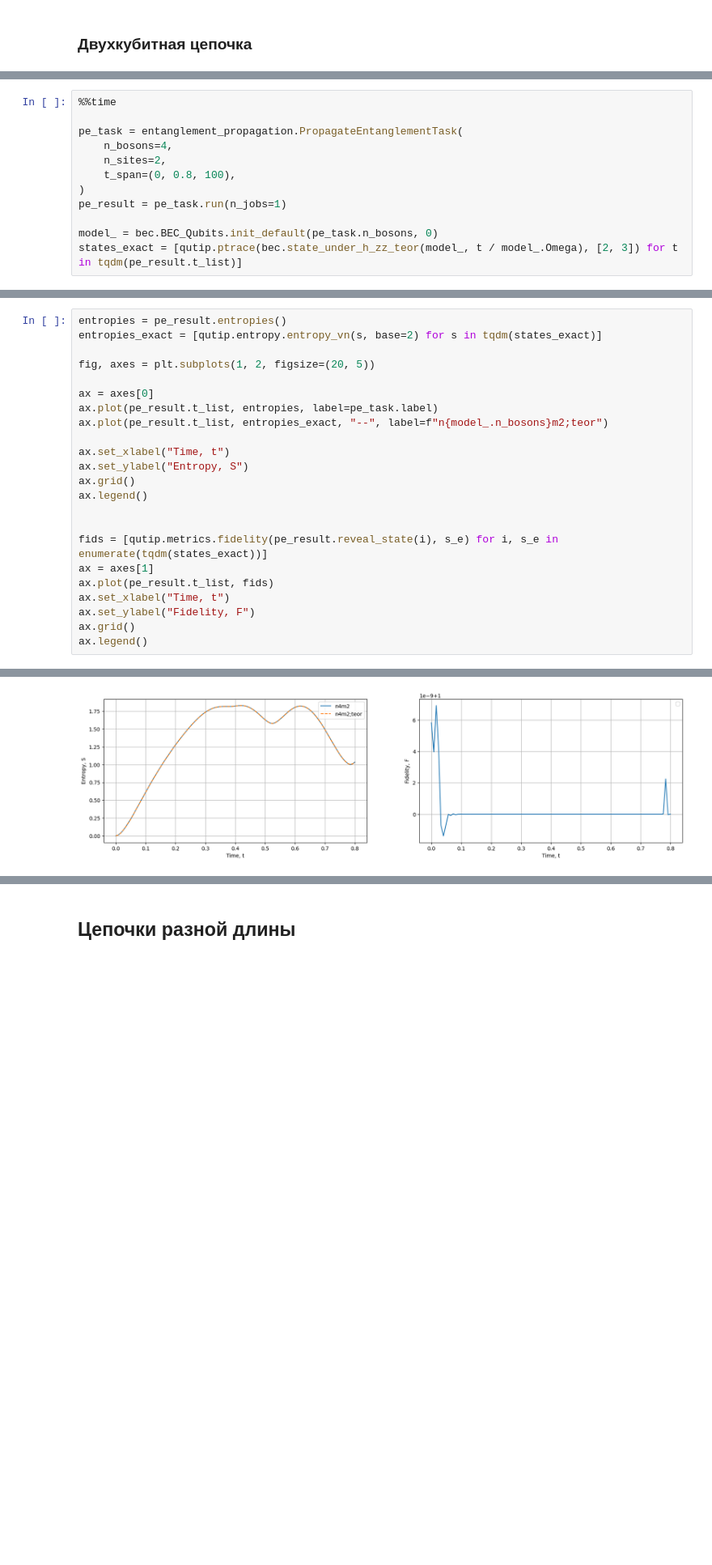
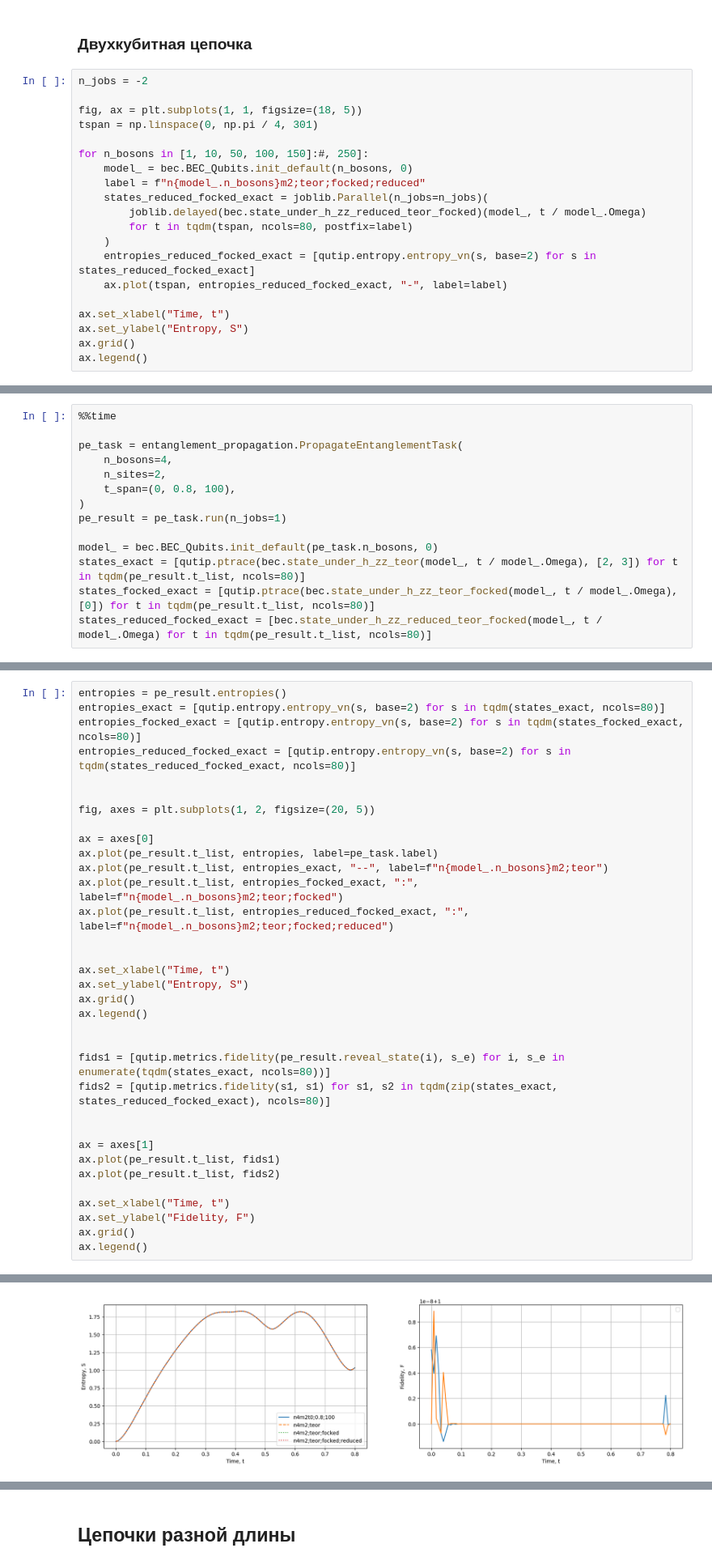
Before and after one commit to kephircheek/research-emqwuqoc, a Jupyter notebook: notebooks/Research-min-points-of-entropy.ipynb, the cells around one changed output, grey strips where cells are left out. Shown at 81% size. Cells and saved outputs as stored; diff of their text form; blank space fills up the shorter version.

```diff
--- a/notebooks/Research-min-points-of-entropy.ipynb
+++ b/notebooks/Research-min-points-of-entropy.ipynb
@@ -23,3 +23,23 @@ from tools.qutip import TqdmProgressBar
 ## Сравнение графиков энтропии для пары кубитов с разными количеством базонов
 # %% [markdown]
 ### Двухкубитная цепочка
+# %%
+n_jobs = -2
+
+fig, ax = plt.subplots(1, 1, figsize=(18, 5))
+tspan = np.linspace(0, np.pi / 4, 301)
+
+for n_bosons in [1, 10, 50, 100, 150]:#, 250]:
+    model_ = bec.BEC_Qubits.init_default(n_bosons, 0)
+    label = f"n{model_.n_bosons}m2;teor;focked;reduced"
+    states_reduced_focked_exact = joblib.Parallel(n_jobs=n_jobs)(
+        joblib.delayed(bec.state_under_h_zz_reduced_teor_focked)(model_, t / model_.Omega)
+        for t in tqdm(tspan, ncols=80, postfix=label)
+    )
+    entropies_reduced_focked_exact = [qutip.entropy.entropy_vn(s, base=2) for s in states_reduced_focked_exact]
+    ax.plot(tspan, entropies_reduced_focked_exact, "-", label=label)
+
+ax.set_xlabel("Time, t")
+ax.set_ylabel("Entropy, S")
+ax.grid()
+ax.legend()
@@ -34,5 +57,7 @@ pe_task = entanglement_propagation.PropagateEntanglementTask(
 pe_result = pe_task.run(n_jobs=1)
 
 model_ = bec.BEC_Qubits.init_default(pe_task.n_bosons, 0)
-states_exact = [qutip.ptrace(bec.state_under_h_zz_teor(model_, t / model_.Omega), [2, 3]) for t in tqdm(pe_result.t_list)]
+states_exact = [qutip.ptrace(bec.state_under_h_zz_teor(model_, t / model_.Omega), [2, 3]) for t in tqdm(pe_result.t_list, ncols=80)]
+states_focked_exact = [qutip.ptrace(bec.state_under_h_zz_teor_focked(model_, t / model_.Omega), [0]) for t in tqdm(pe_result.t_list, ncols=80)]
+states_reduced_focked_exact = [bec.state_under_h_zz_reduced_teor_focked(model_, t / model_.Omega) for t in tqdm(pe_result.t_list, ncols=80)]
 # %% [output]
@@ -41,28 +66,39 @@ Wall time: 670 ms
 # %%
 entropies = pe_result.entropies()
-entropies_exact = [qutip.entropy.entropy_vn(s, base=2) for s in tqdm(states_exact)]
+entropies_exact = [qutip.entropy.entropy_vn(s, base=2) for s in tqdm(states_exact, ncols=80)]
+entropies_focked_exact = [qutip.entropy.entropy_vn(s, base=2) for s in tqdm(states_focked_exact, ncols=80)]
+entropies_reduced_focked_exact = [qutip.entropy.entropy_vn(s, base=2) for s in tqdm(states_reduced_focked_exact, ncols=80)]
+
 
 fig, axes = plt.subplots(1, 2, figsize=(20, 5))
 
 ax = axes[0]
 ax.plot(pe_result.t_list, entropies, label=pe_task.label)
 ax.plot(pe_result.t_list, entropies_exact, "--", label=f"n{model_.n_bosons}m2;teor")
+ax.plot(pe_result.t_list, entropies_focked_exact, ":", label=f"n{model_.n_bosons}m2;teor;focked")
+ax.plot(pe_result.t_list, entropies_reduced_focked_exact, ":", label=f"n{model_.n_bosons}m2;teor;focked;reduced")
+
 
 ax.set_xlabel("Time, t")
 ax.set_ylabel("Entropy, S")
 ax.grid()
 ax.legend()
 
 
-fids = [qutip.metrics.fidelity(pe_result.reveal_state(i), s_e) for i, s_e in enumerate(tqdm(states_exact))]
+fids1 = [qutip.metrics.fidelity(pe_result.reveal_state(i), s_e) for i, s_e in enumerate(tqdm(states_exact, ncols=80))]
+fids2 = [qutip.metrics.fidelity(s1, s1) for s1, s2 in tqdm(zip(states_exact, states_reduced_focked_exact), ncols=80)]
+
+
 ax = axes[1]
-ax.plot(pe_result.t_list, fids)
+ax.plot(pe_result.t_list, fids1)
+ax.plot(pe_result.t_list, fids2)
+
 ax.set_xlabel("Time, t")
 ax.set_ylabel("Fidelity, F")
 ax.grid()
 ax.legend()
 # %% [output]
 WARNING:matplotlib.legend:No artists with labels found to put in legend.  Note that artists whose label start with an underscore are ignored when legend() is called with no argument.
 <matplotlib.legend.Legend at 0x...>
-[figure, old version]
+[figure, new version]
 # %% [markdown]
```
Also changed, not shown: parts of 13 cells of this notebook.
